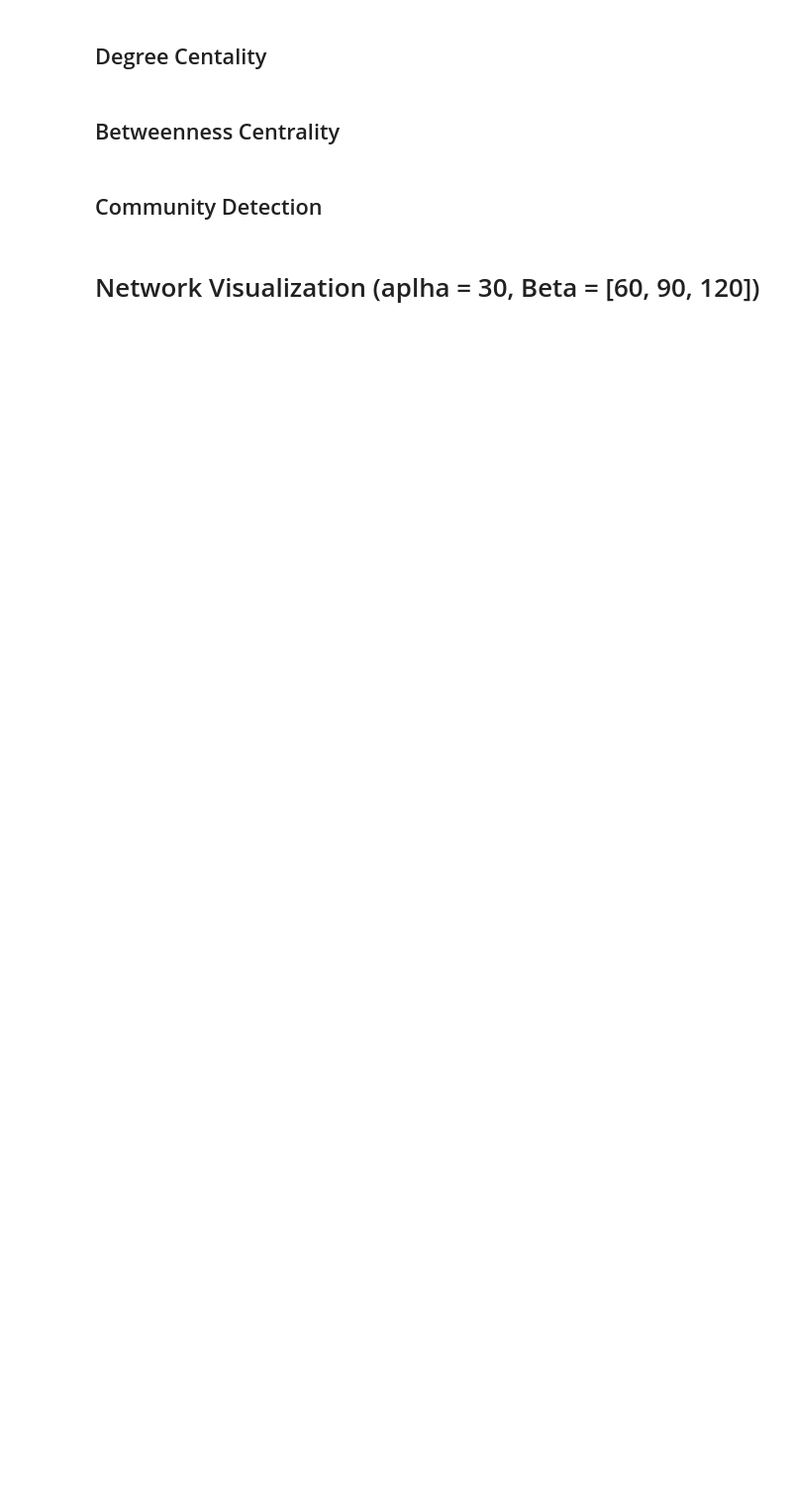
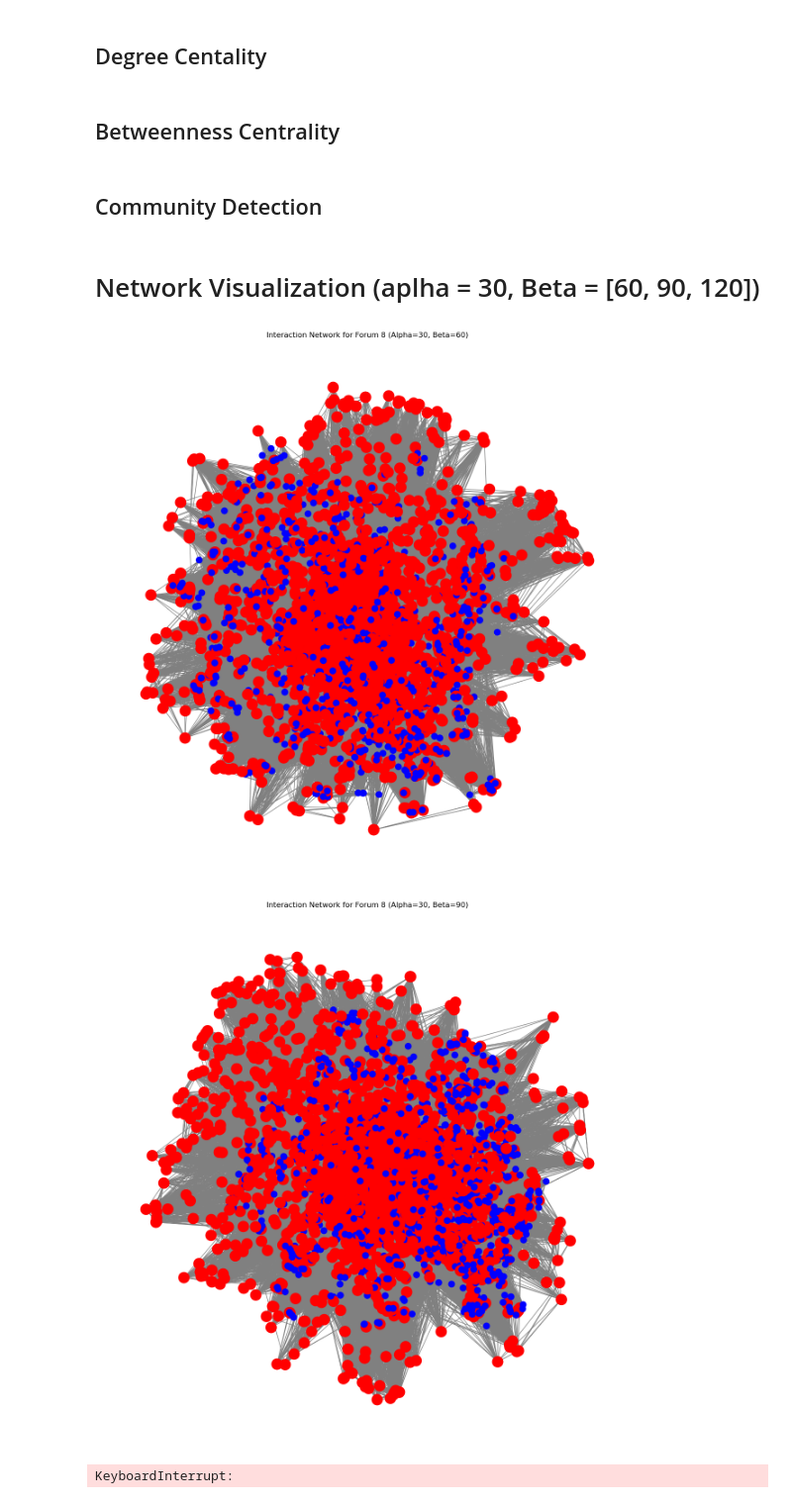
Before and after one commit to Jal-E/Viral-Cascade-Prediction, a Jupyter notebook: Forum 8/Forum_8.ipynb, the cells around one changed output. Shown at 99% size. Drawn from its saved outputs; the diff is of its cells as text; code cells hidden in the pictures; blank space fills up the shorter version.

```diff
--- a/Forum 8/Forum_8.ipynb
+++ b/Forum 8/Forum_8.ipynb
@@ -506,2 +638,18 @@ KeyboardInterrupt:
 # %% [markdown]
 ## Community Detection
+# %%
+from networkx.algorithms.community import greedy_modularity_communities
+
+# Detect communities using the greedy modularity algorithm
+communities = list(greedy_modularity_communities(G_forum_8))
+community_map = {}
+for i, community in enumerate(communities):
+    for node in community:
+        community_map[node] = i
+
+# Draw network with community coloring
+plt.figure(figsize=(12, 12))
+colors = [community_map[node] for node in G_forum_8.nodes()]
+nx.draw(G_forum_8, pos, node_color=colors, with_labels=False, node_size=50, cmap=plt.cm.rainbow)
+plt.title('Interaction Network with Community Detection for Forum 8')
+plt.show()
@@ -508,2 +701,56 @@ KeyboardInterrupt:
 # %% [markdown]
 # Network Visualization (aplha = 30, Beta = [60, 90, 120])
+# %%
+# Function to construct and filter the interaction network
+def construct_filtered_network(df, initial_adopters, followers):
+    G = nx.Graph()
+
+    # Create the full interaction network
+    for topic_id, group in df.groupby('topic_id'):
+        users = group['user_id'].tolist()
+        for i in range(len(users)):
+            for j in range(i + 1, len(users)):
+                G.add_edge(users[i], users[j])
+
+    # Filter the network to keep only initial adopters and followers
+    nodes_to_keep = initial_adopters.union(followers)
+    G_filtered = G.subgraph(nodes_to_keep)
+
+    # Create a node label dictionary for coloring
+    node_labels = {node: 'initial_adopter' if node in initial_adopters else 'follower' for node in G_filtered.nodes()}
+
+    return G_filtered, node_labels
+
+# Visualization function with improved layout
+def draw_filtered_network(G, node_labels, title):
+    pos = nx.spring_layout(G, seed=42)  # Seed for reproducibility
+    colors = ['red' if node_labels[node] == 'initial_adopter' else 'blue' for node in G.nodes()]
+    sizes = [300 if node_labels[node] == 'initial_adopter' else 100 for node in G.nodes()]
+
+    plt.figure(figsize=(12, 12))
+    nx.draw(G, pos, node_color=colors, node_size=sizes, with_labels=False, edge_color='gray')
+    plt.title(title)
+    plt.show()
+
+# Sample data and parameters
+alpha = 30
+betas = [60, 90, 120]
+
+# Extract initial adopters and followers for each beta
+initial_adopters, followers_60 = get_initial_adopters_followers(forums_data[8], alpha, 60)
+_, followers_90 = get_initial_adopters_followers(forums_data[8], alpha, 90)
+_, followers_120 = get_initial_adopters_followers(forums_data[8], alpha, 120)
+
+# Construct and visualize the filtered network for each beta value
+G_60, node_labels_60 = construct_filtered_network(forums_data[8], initial_adopters, followers_60)
+draw_filtered_network(G_60, node_labels_60, 'Interaction Network for Forum 8 (Alpha=30, Beta=60)')
+
+G_90, node_labels_90 = construct_filtered_network(forums_data[8], initial_adopters, followers_90)
+draw_filtered_network(G_90, node_labels_90, 'Interaction Network for Forum 8 (Alpha=30, Beta=90)')
+
+G_120, node_labels_120 = construct_filtered_network(forums_data[8], initial_adopters, followers_120)
+draw_filtered_network(G_120, node_labels_120, 'Interaction Network for Forum 8 (Alpha=30, Beta=120)')
+# %% [output]
+[figure, added]
+[figure, added]
+KeyboardInterrupt:
```
Also changed, not shown: parts of 15 cells of this notebook.
